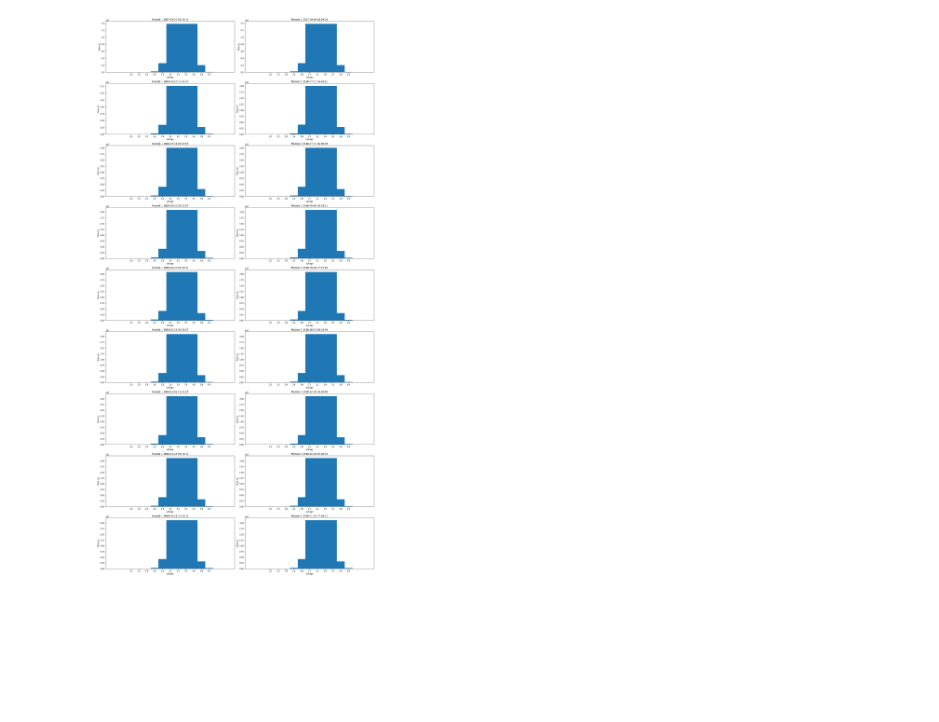
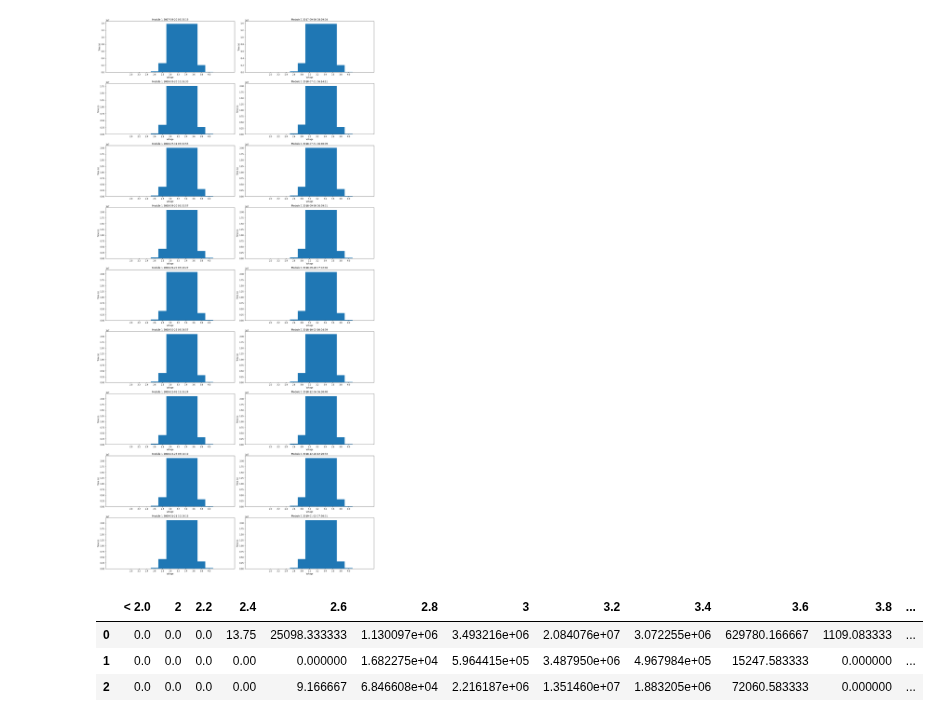
Before and after one commit to KCM-DIRECT/KCM-Data, a Jupyter notebook: Raw data/Sarah_module_df.ipynb, the cells around one changed output. Cells and saved outputs as stored; diff of their text form; code cells hidden in the pictures; blank space fills up the shorter version.

```diff
--- a/Raw data/Sarah_module_df.ipynb
+++ b/Raw data/Sarah_module_df.ipynb
@@ -393,3 +337,12 @@ for i in range(len(bus_1_dates)):
 fig.tight_layout()
 # %% [output]
 [figure]
+# %%
+bus_20_mod_6_ave = build_module_average_df(directory, 'bus_20/', 6)
+# %%
+bus_20_mod_6_ave
+# %% [output]
+|  | < 2.0 | 2 | 2.2 | 2.4 | 2.6 | 2.8 | 3 | 3.2 | 3.4 | 3.6 | 3.8 | ... |
+| 0 | 0.0 | 0.0 | 0.0 | 13.75 | 25098.333333 | 1.130097e+06 | 3.493216e+06 | 2.084076e+07 | 3.072255e+06 | 629780.166667 | 1109.083333 | ... |
+| 1 | 0.0 | 0.0 | 0.0 | 0.00 | 0.000000 | 1.682275e+04 | 5.964415e+05 | 3.487950e+06 | 4.967984e+05 | 15247.583333 | 0.000000 | ... |
+| 2 | 0.0 | 0.0 | 0.0 | 0.00 | 9.166667 | 6.846608e+04 | 2.216187e+06 | 1.351460e+07 | 1.883205e+06 | 72060.583333 | 0.000000 | ... |
```
Also changed, not shown: parts of 6 cells of this notebook.
